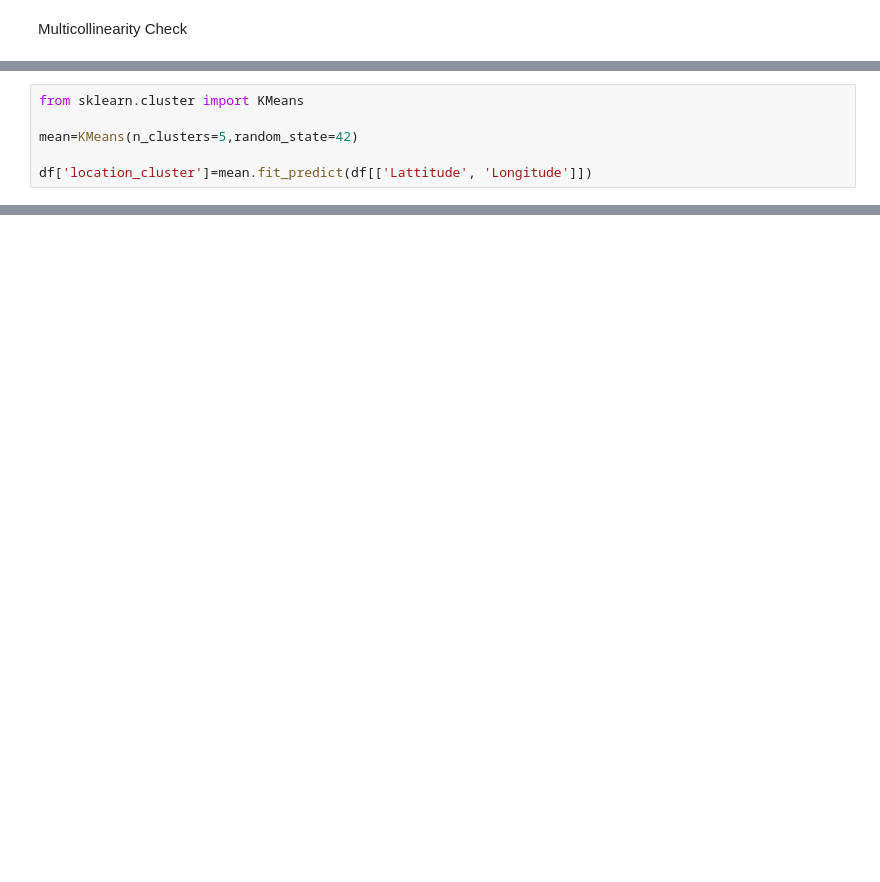
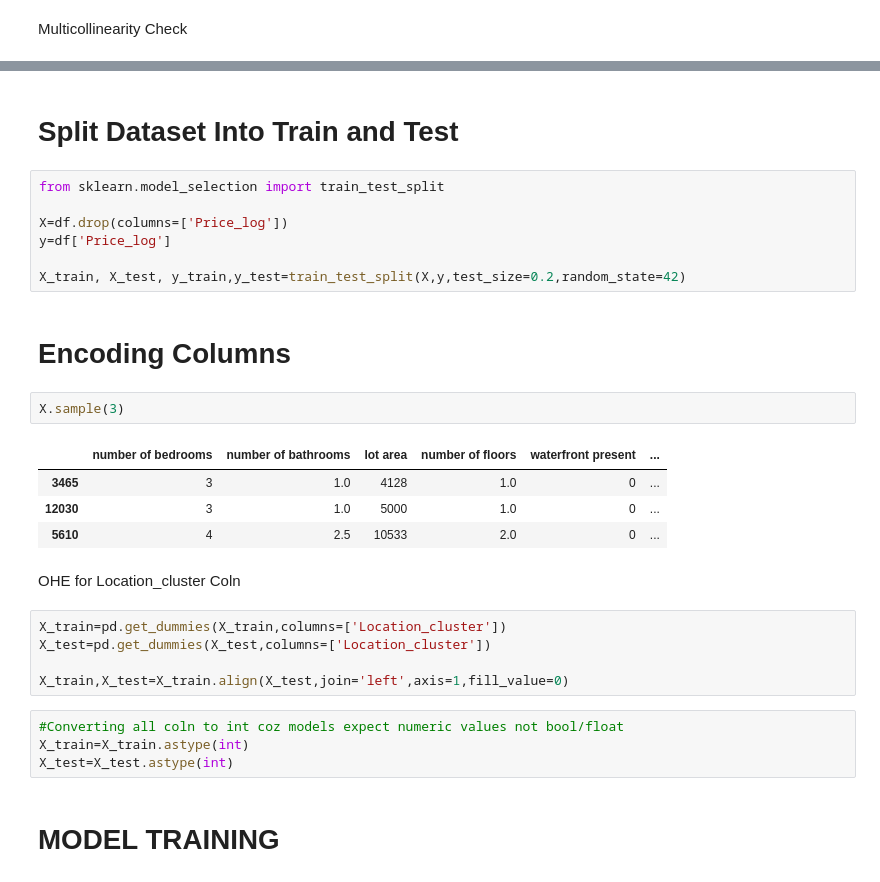
Before and after one commit to abhishek24-06/Indian-House-Price-Prediction, a Jupyter notebook: Data__Analysis.ipynb, the cells around one changed output, grey strips where cells are left out. Cells and saved outputs as stored; diff of their text form; blank space fills up the shorter version.

Commit message:
Finished Processing , Next Step : Model Training

```diff
--- a/Data__Analysis.ipynb
+++ b/Data__Analysis.ipynb
@@ -154,6 +165,0 @@ FEATURE ENGG for LAT+LONG coln
-# %%
-from sklearn.cluster import KMeans
-
-mean=KMeans(n_clusters=5,random_state=42)
-
-df['location_cluster']=mean.fit_predict(df[['Lattitude', 'Longitude']])
@@ -192,0 +186,31 @@ Name: Price, dtype: float64
+# %% [markdown]
+# Split Dataset Into Train and Test
+# %%
+from sklearn.model_selection import train_test_split
+
+X=df.drop(columns=['Price_log'])
+y=df['Price_log']
+
+X_train, X_test, y_train,y_test=train_test_split(X,y,test_size=0.2,random_state=42)
+# %% [markdown]
+# Encoding Columns
+# %%
+X.sample(3)
+# %% [output]
+|  | number of bedrooms | number of bathrooms | lot area | number of floors | waterfront present | ... |
+| 3465 | 3 | 1.0 | 4128 | 1.0 | 0 | ... |
+| 12030 | 3 | 1.0 | 5000 | 1.0 | 0 | ... |
+| 5610 | 4 | 2.5 | 10533 | 2.0 | 0 | ... |
+# %% [markdown]
+OHE for Location_cluster Coln
+# %%
+X_train=pd.get_dummies(X_train,columns=['Location_cluster'])
+X_test=pd.get_dummies(X_test,columns=['Location_cluster'])
+
+X_train,X_test=X_train.align(X_test,join='left',axis=1,fill_value=0)
+# %%
+#Converting all coln to int coz models expect numeric values not bool/float
+X_train=X_train.astype(int)
+X_test=X_test.astype(int)
+# %% [markdown]
+# MODEL TRAINING
```
Also changed, not shown: parts of 30 cells of this notebook.
